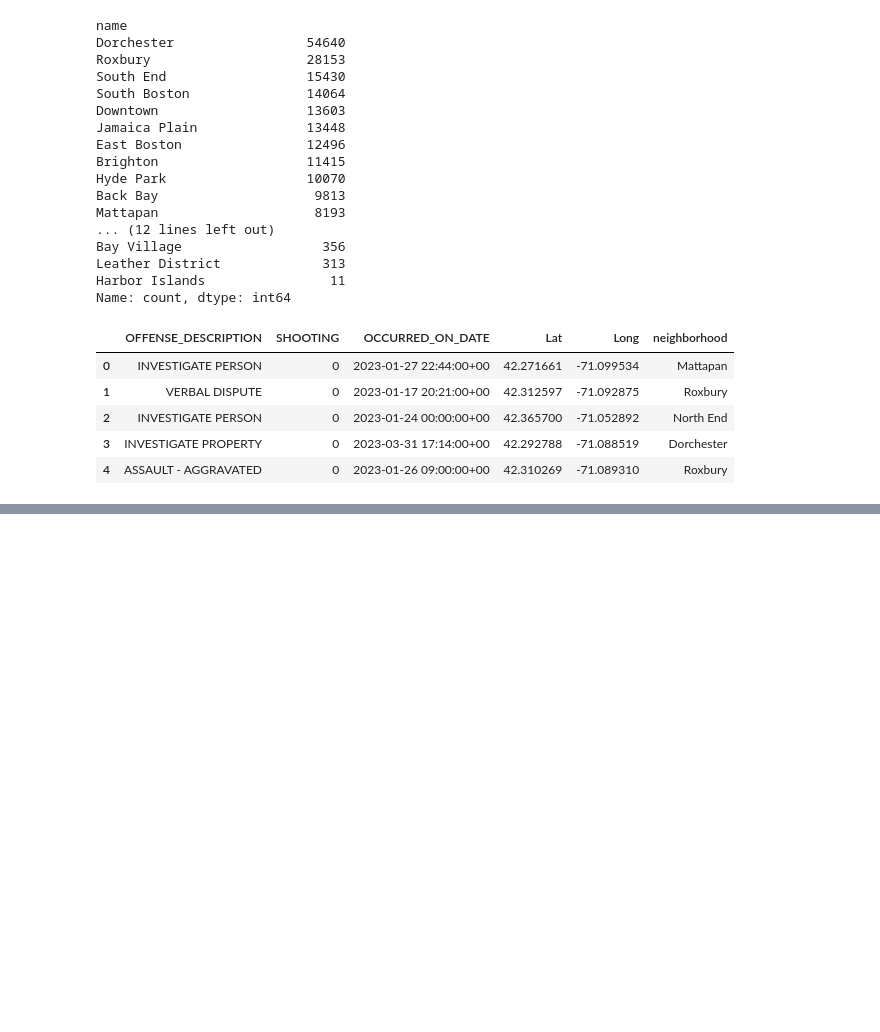
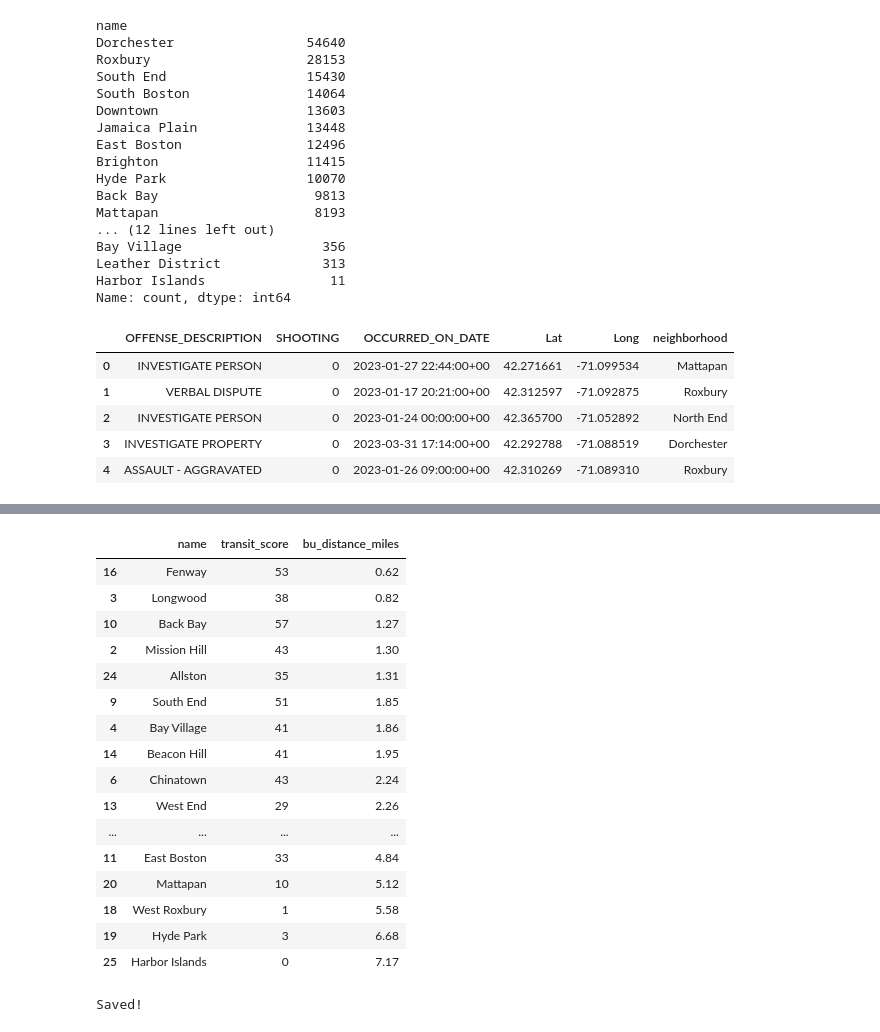
Before and after one commit to Kpop-Smoke/bu-neighborhood-recommender, a Jupyter notebook: notebooks/02_spatial_join.ipynb, the cells around one changed output, grey strips where cells are left out. Drawn from its saved outputs; the diff is of its cells as text; code cells hidden in the pictures; blank space fills up the shorter version.

Commit message:
Add transit scores and BU distance for each neighborhood

```diff
--- a/notebooks/02_spatial_join.ipynb
+++ b/notebooks/02_spatial_join.ipynb
@@ -114,0 +145,6 @@ crime_neighborhoods.to_csv('../data/processed/crime_with_neighborhoods.csv', ind
+# %%
+neighborhoods_proj = neighborhoods.to_crs(epsg=26986)
+mbta_proj = mbta.to_crs(epsg=26986)
+
+print(neighborhoods_proj.crs)
+print(mbta_proj.crs)
@@ -114,0 +154,3 @@ crime_neighborhoods.to_csv('../data/processed/crime_with_neighborhoods.csv', ind
+# %%
+neighborhoods_proj['centroid'] = neighborhoods_proj.geometry.centroid
+print(neighborhoods_proj[['name', 'centroid']].head())
@@ -114,0 +164,9 @@ crime_neighborhoods.to_csv('../data/processed/crime_with_neighborhoods.csv', ind
+# %%
+def count_nearby_stops(centroid, stops, radius=1609):
+    return sum(stops.distance(centroid) <= radius)
+
+neighborhoods_proj['transit_score'] = neighborhoods_proj['centroid'].apply(
+    lambda c: count_nearby_stops(c, mbta_proj.geometry)
+)
+
+neighborhoods_proj[['name', 'transit_score']].sort_values('transit_score', ascending=False)
@@ -114,0 +191,9 @@ crime_neighborhoods.to_csv('../data/processed/crime_with_neighborhoods.csv', ind
+# %%
+def count_nearby_stops_boundary(neighborhood_geom, stops, radius=1609):
+    return sum(stops.distance(neighborhood_geom) <= radius)
+
+neighborhoods_proj['transit_score'] = neighborhoods_proj.geometry.apply(
+    lambda geom: count_nearby_stops_boundary(geom, mbta_proj.geometry)
+)
+
+neighborhoods_proj[['name', 'transit_score']].sort_values('transit_score', ascending=False)
@@ -114,0 +218,39 @@ crime_neighborhoods.to_csv('../data/processed/crime_with_neighborhoods.csv', ind
+# %%
+from shapely.geometry import Point
+
+# BU campus center point
+bu_point = gpd.GeoDataFrame(
+    geometry=[Point(-71.1054, 42.3505)],
+    crs='EPSG:4326'
+).to_crs(epsg=26986).geometry[0]
+
+# Distance from each neighborhood centroid to BU in miles
+neighborhoods_proj['bu_distance_miles'] = neighborhoods_proj['centroid'].apply(
+    lambda c: c.distance(bu_point) / 1609
+).round(2)
+
+neighborhoods_proj[['name', 'transit_score', 'bu_distance_miles']].sort_values('bu_distance_miles')
+# %% [output]
+|  | name | transit_score | bu_distance_miles |
+| 16 | Fenway | 53 | 0.62 |
+| 3 | Longwood | 38 | 0.82 |
+| 10 | Back Bay | 57 | 1.27 |
+| 2 | Mission Hill | 43 | 1.30 |
+| 24 | Allston | 35 | 1.31 |
+| 9 | South End | 51 | 1.85 |
+| 4 | Bay Village | 41 | 1.86 |
+| 14 | Beacon Hill | 41 | 1.95 |
+| 6 | Chinatown | 43 | 2.24 |
+| 13 | West End | 29 | 2.26 |
+| ... | ... | ... | ... |
+| 11 | East Boston | 33 | 4.84 |
+| 20 | Mattapan | 10 | 5.12 |
+| 18 | West Roxbury | 1 | 5.58 |
+| 19 | Hyde Park | 3 | 6.68 |
+| 25 | Harbor Islands | 0 | 7.17 |
+# %%
+transit_bu_scores = neighborhoods_proj[['name', 'transit_score', 'bu_distance_miles']].copy()
+transit_bu_scores.to_csv('../data/processed/transit_bu_scores.csv', index=False)
+print("Saved!")
+# %% [output]
+Saved!
```
Also changed, not shown: parts of 7 cells of this notebook, 1 other file.
